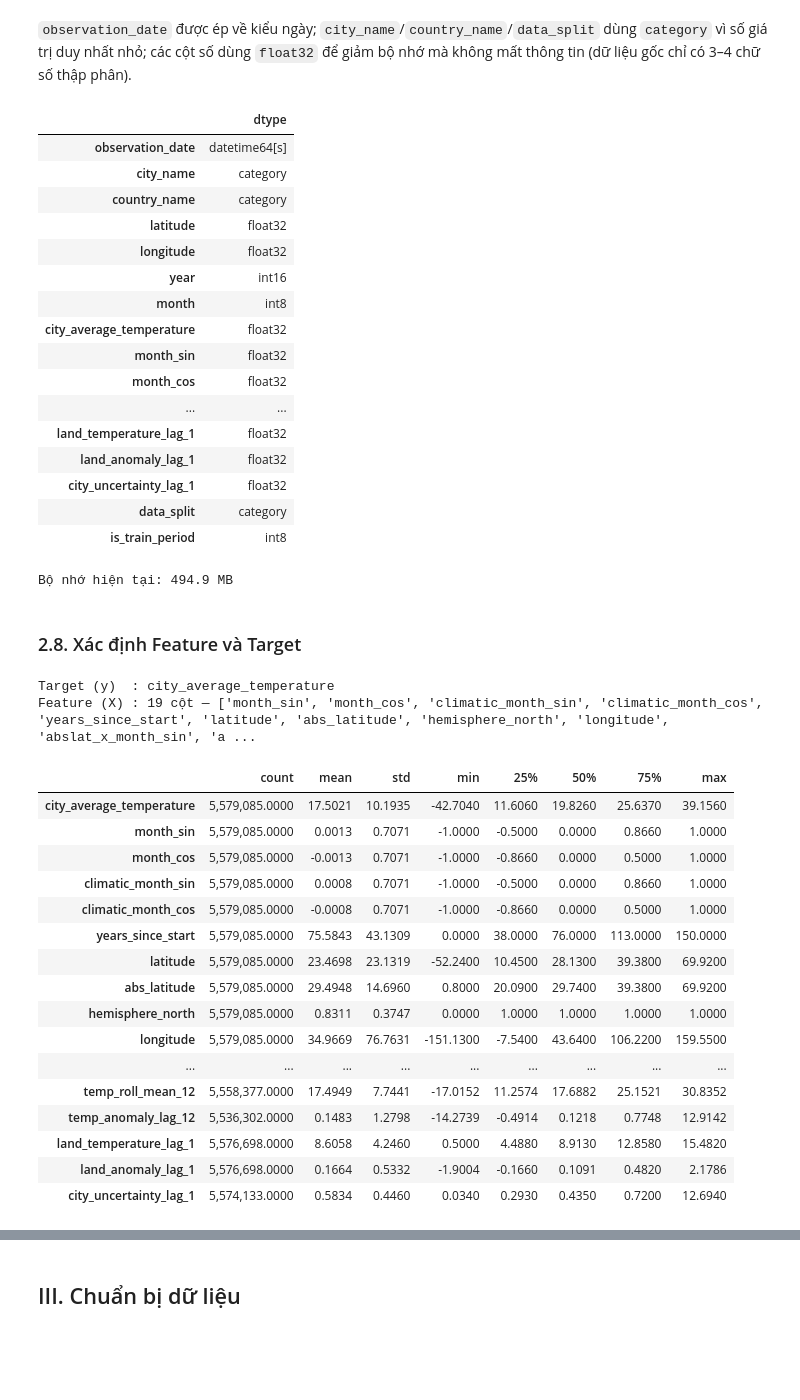
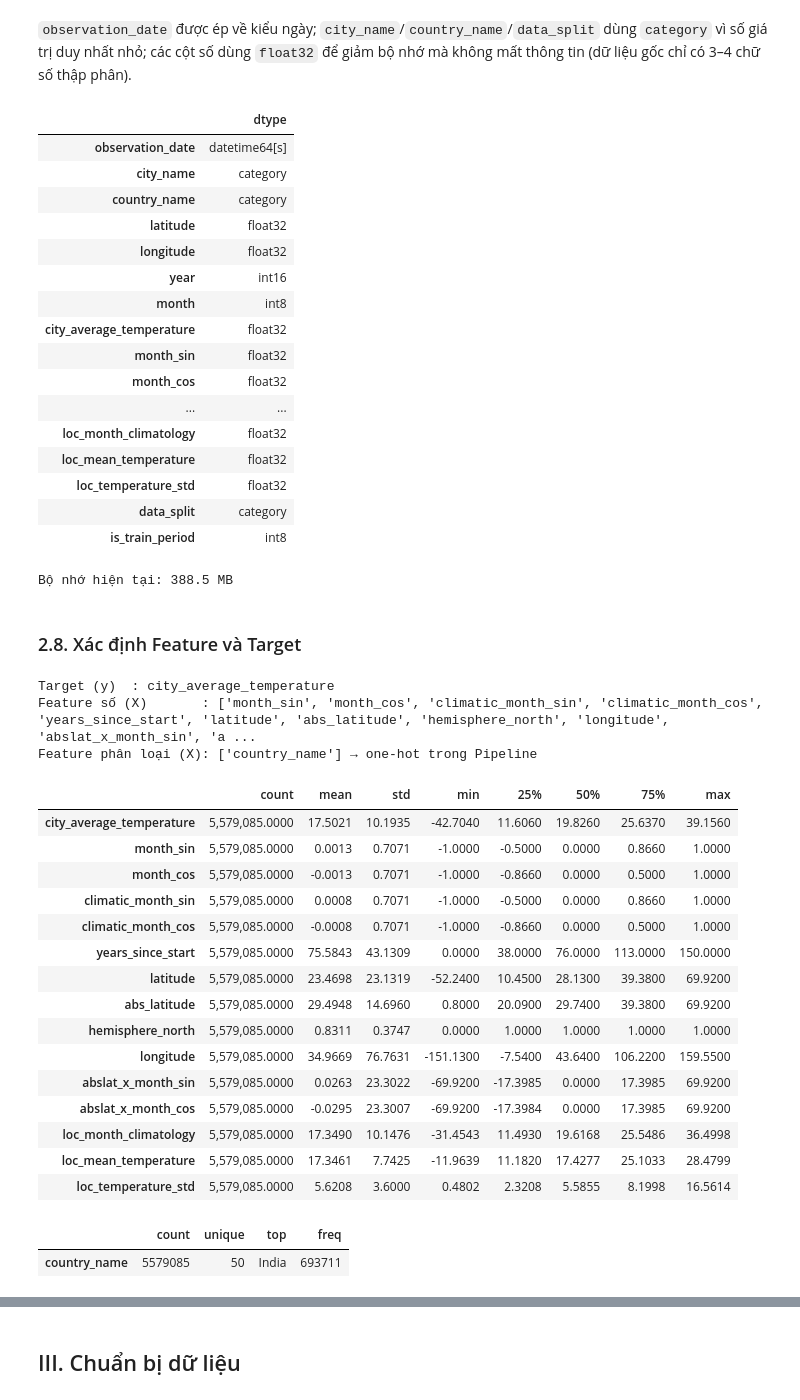
Before and after one commit to Sekaiiii1/Global-Surface-Temperature-Analysis, a Jupyter notebook: notebooks_v1/06_machine_learning.ipynb, the cells around one changed output, grey strips where cells are left out. Saved outputs shown, nothing was run; the diff lists cells and outputs as text; code cells hidden in the pictures; blank space fills up the shorter version.

```diff
--- a/notebooks_v1/06_machine_learning.ipynb
+++ b/notebooks_v1/06_machine_learning.ipynb
@@ -114,6 +123,8 @@ with open(METADATA_PATH, encoding='utf-8') as handle:
     FEATURE_METADATA = json.load(handle)
 
 TARGET_COLUMN = FEATURE_METADATA['target']
+NUMERIC_FEATURES = list(FEATURE_METADATA['numeric_feature_names'])
+CATEGORICAL_FEATURES = list(FEATURE_METADATA['categorical_feature_names'])
 FEATURE_NAMES = list(FEATURE_METADATA['feature_names'])
 KEY_COLUMNS = list(FEATURE_METADATA['key_columns'])
 FEATURE_TABLE = FEATURE_METADATA['postgres_table']
@@ -122,15 +133,29 @@ VALIDATION_START_YEAR = FEATURE_METADATA['validation_start_year']
 FEATURE_FIT_CUTOFF_YEAR = FEATURE_METADATA['feature_fit_cutoff_year']
 EXPECTED_SPLIT_COUNTS = FEATURE_METADATA['split_counts']
 EXPECTED_ROW_COUNT = FEATURE_METADATA['row_count']
+FORECAST_HORIZON_MONTHS = int(FEATURE_METADATA['forecast_horizon_months'])
+ALLOWED_AVAILABILITY = set(FEATURE_METADATA['deployment_allowed_availability'])
+
+if FEATURE_NAMES != NUMERIC_FEATURES + CATEGORICAL_FEATURES:
+    raise RuntimeError('feature_names phải là numeric_feature_names + categorical_feature_names.')
+history_features = [
+    name for name in NUMERIC_FEATURES
+    if FEATURE_METADATA['feature_details'][name]['availability'] not in ALLOWED_AVAILABILITY
+]
+if history_features:
+    raise RuntimeError(f'Notebook 05 còn bàn giao feature không triển khai được: {history_features}')
 
 print(f'Biến mục tiêu       : {TARGET_COLUMN}')
-print(f'Số đặc trưng        : {len(FEATURE_NAMES)}')
+print(f'Feature số          : {len(NUMERIC_FEATURES)}')
+print(f'Feature phân loại   : {CATEGORICAL_FEATURES}')
+print(f'Tổng đầu vào model  : {len(FEATURE_NAMES)}')
+print(f'Forecast horizon    : 1–{FORECAST_HORIZON_MONTHS} tháng')
 print(f'Bảng nguồn          : {FEATURE_TABLE}')
 print(f'Feature-fit / Train : <= {FEATURE_FIT_CUTOFF_YEAR}')
 print(f'Validation          : {VALIDATION_START_YEAR}–{TRAIN_CUTOFF_YEAR}')
 print(f'Test                : > {TRAIN_CUTOFF_YEAR}')
 print()
-print('19 đặc trưng theo đúng thứ tự đã chốt ở Notebook 05:')
+print('Feature theo đúng thứ tự đã chốt ở Notebook 05:')
 for position, name in enumerate(FEATURE_NAMES, start=1):
     group = FEATURE_METADATA['feature_details'][name]['group']
     availability = FEATURE_METADATA['feature_details'][name]['availability']
@@ -250,7 +275,7 @@ if df['hemisphere_north'].dtype != 'int8':
     df['hemisphere_north'] = df['hemisphere_north'].astype('bool').astype('int8')
 
 numeric_columns = [TARGET_COLUMN] + [
-    name for name in FEATURE_NAMES if name != 'hemisphere_north'
+    name for name in NUMERIC_FEATURES if name != 'hemisphere_north'
 ]
 for column in numeric_columns:
     df[column] = df[column].astype('float32')
@@ -270,39 +295,43 @@ print(f'Bộ nhớ hiện tại: {df.memory_usage(deep=True).sum() / 1024 ** 2:,
 | month_sin | float32 |
 | month_cos | float32 |
 | ... | ... |
-| land_temperature_lag_1 | float32 |
-| land_anomaly_lag_1 | float32 |
-| city_uncertainty_lag_1 | float32 |
+| loc_month_climatology | float32 |
+| loc_mean_temperature | float32 |
+| loc_temperature_std | float32 |
 | data_split | category |
 | is_train_period | int8 |
-Bộ nhớ hiện tại: 494.9 MB
+Bộ nhớ hiện tại: 388.5 MB
 # %% [markdown]
 ### 2.8. Xác định Feature và Target
 # %%
 X_ALL_COLUMNS = FEATURE_NAMES
 Y_COLUMN = TARGET_COLUMN
 
 print(f'Target (y)  : {Y_COLUMN}')
-print(f'Feature (X) : {len(X_ALL_COLUMNS)} cột — {X_ALL_COLUMNS}')
-display(df[[Y_COLUMN] + X_ALL_COLUMNS].describe().T)
+print(f'Feature số (X)       : {NUMERIC_FEATURES}')
+print(f'Feature phân loại (X): {CATEGORICAL_FEATURES} → one-hot trong Pipeline')
+display(df[[Y_COLUMN] + NUMERIC_FEATURES].describe().T)
+display(df[CATEGORICAL_FEATURES].describe().T)
 # %% [output]
 Target (y)  : city_average_temperature
-Feature (X) : 19 cột — ['month_sin', 'month_cos', 'climatic_month_sin', 'climatic_month_cos', 'years_since_start', 'latitude', 'abs_latitude', 'hemisphere_north', 'longitude', 'abslat_x_month_sin', 'a ...
+Feature số (X)       : ['month_sin', 'month_cos', 'climatic_month_sin', 'climatic_month_cos', 'years_since_start', 'latitude', 'abs_latitude', 'hemisphere_north', 'longitude', 'abslat_x_month_sin', 'a ...
+Feature phân loại (X): ['country_name'] → one-hot trong Pipeline
 |  | count | mean | std | min | 25% | 50% | 75% | max |
 | city_average_temperature | 5,579,085.0000 | 17.5021 | 10.1935 | -42.7040 | 11.6060 | 19.8260 | 25.6370 | 39.1560 |
 | month_sin | 5,579,085.0000 | 0.0013 | 0.7071 | -1.0000 | -0.5000 | 0.0000 | 0.8660 | 1.0000 |
 | month_cos | 5,579,085.0000 | -0.0013 | 0.7071 | -1.0000 | -0.8660 | 0.0000 | 0.5000 | 1.0000 |
 | climatic_month_sin | 5,579,085.0000 | 0.0008 | 0.7071 | -1.0000 | -0.5000 | 0.0000 | 0.8660 | 1.0000 |
 | climatic_month_cos | 5,579,085.0000 | -0.0008 | 0.7071 | -1.0000 | -0.8660 | 0.0000 | 0.5000 | 1.0000 |
 | years_since_start | 5,579,085.0000 | 75.5843 | 43.1309 | 0.0000 | 38.0000 | 76.0000 | 113.0000 | 150.0000 |
 | latitude | 5,579,085.0000 | 23.4698 | 23.1319 | -52.2400 | 10.4500 | 28.1300 | 39.3800 | 69.9200 |
 | abs_latitude | 5,579,085.0000 | 29.4948 | 14.6960 | 0.8000 | 20.0900 | 29.7400 | 39.3800 | 69.9200 |
 | hemisphere_north | 5,579,085.0000 | 0.8311 | 0.3747 | 0.0000 | 1.0000 | 1.0000 | 1.0000 | 1.0000 |
 | longitude | 5,579,085.0000 | 34.9669 | 76.7631 | -151.1300 | -7.5400 | 43.6400 | 106.2200 | 159.5500 |
-| ... | ... | ... | ... | ... | ... | ... | ... | ... |
-| temp_roll_mean_12 | 5,558,377.0000 | 17.4949 | 7.7441 | -17.0152 | 11.2574 | 17.6882 | 25.1521 | 30.8352 |
-| temp_anomaly_lag_12 | 5,536,302.0000 | 0.1483 | 1.2798 | -14.2739 | -0.4914 | 0.1218 | 0.7748 | 12.9142 |
-| land_temperature_lag_1 | 5,576,698.0000 | 8.6058 | 4.2460 | 0.5000 | 4.4880 | 8.9130 | 12.8580 | 15.4820 |
-| land_anomaly_lag_1 | 5,576,698.0000 | 0.1664 | 0.5332 | -1.9004 | -0.1660 | 0.1091 | 0.4820 | 2.1786 |
-| city_uncertainty_lag_1 | 5,574,133.0000 | 0.5834 | 0.4460 | 0.0340 | 0.2930 | 0.4350 | 0.7200 | 12.6940 |
+| abslat_x_month_sin | 5,579,085.0000 | 0.0263 | 23.3022 | -69.9200 | -17.3985 | 0.0000 | 17.3985 | 69.9200 |
+| abslat_x_month_cos | 5,579,085.0000 | -0.0295 | 23.3007 | -69.9200 | -17.3984 | 0.0000 | 17.3985 | 69.9200 |
+| loc_month_climatology | 5,579,085.0000 | 17.3490 | 10.1476 | -31.4543 | 11.4930 | 19.6168 | 25.5486 | 36.4998 |
+| loc_mean_temperature | 5,579,085.0000 | 17.3461 | 7.7425 | -11.9639 | 11.1820 | 17.4277 | 25.1033 | 28.4799 |
+| loc_temperature_std | 5,579,085.0000 | 5.6208 | 3.6000 | 0.4802 | 2.3208 | 5.5855 | 8.1998 | 16.5614 |
+|  | count | unique | top | freq |
+| country_name | 5579085 | 50 | India | 693711 |
 # %% [markdown]
```
Also changed, not shown: parts of 72 cells of this notebook, 29 other files.
